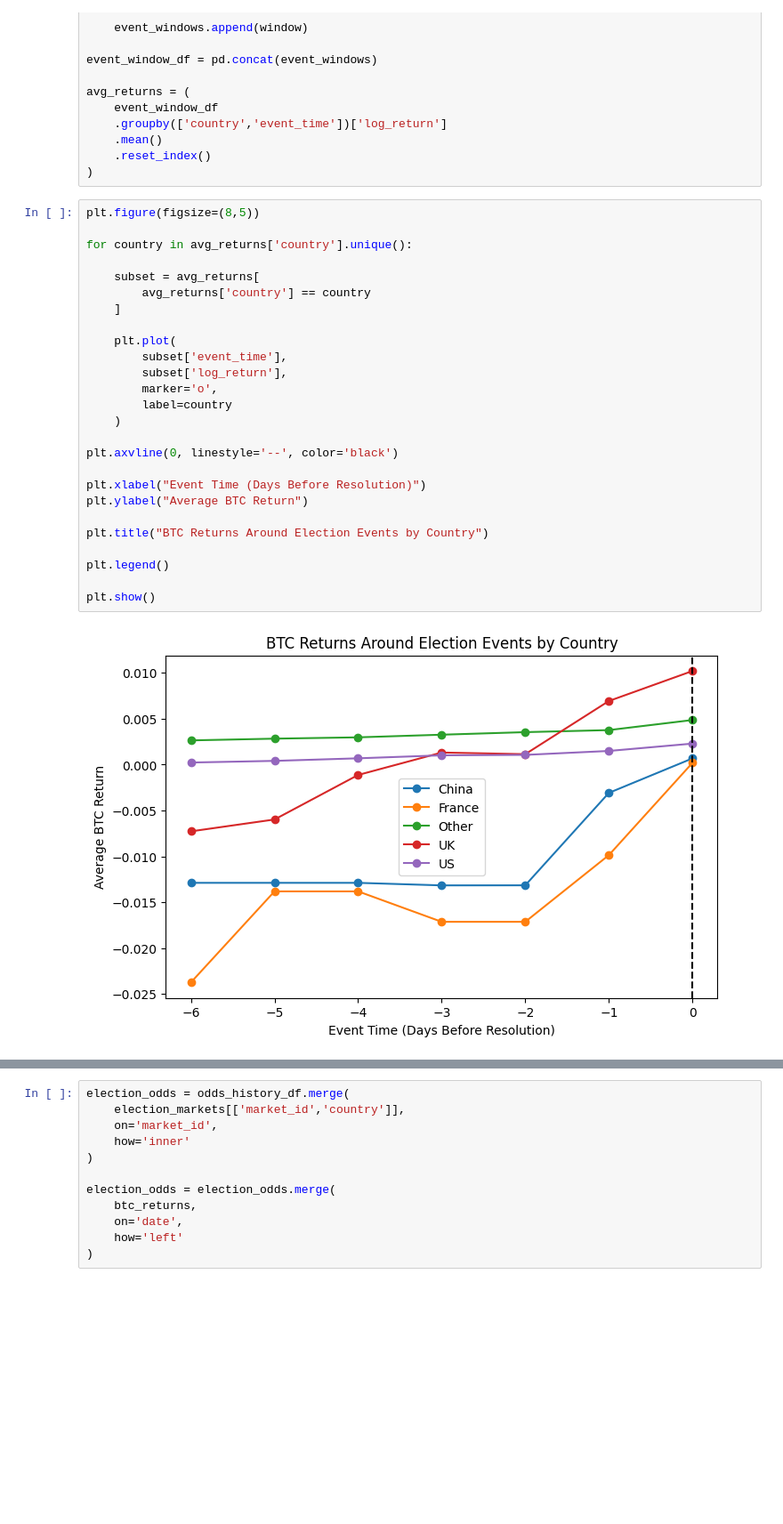
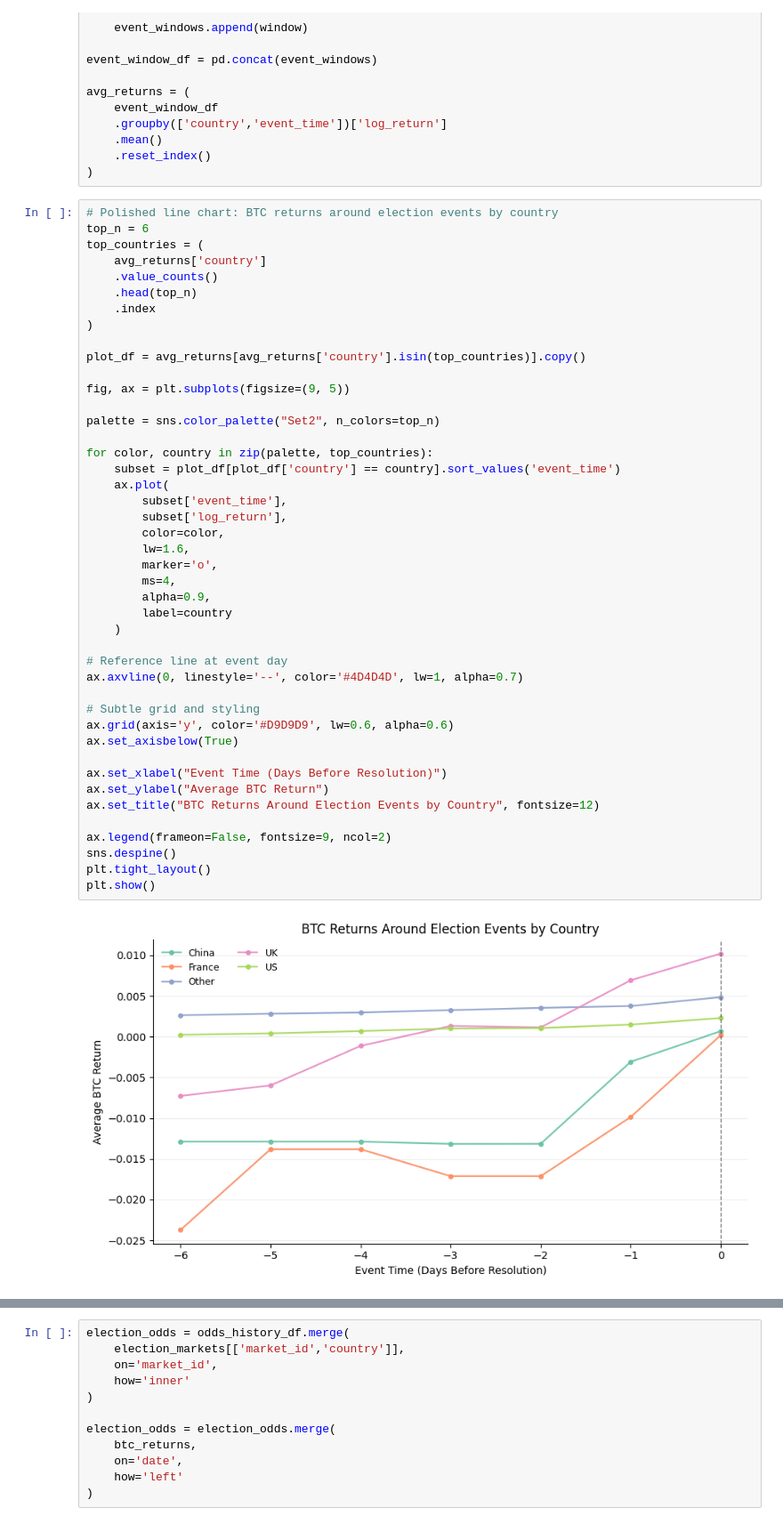
Before and after one commit to migathicharian/lse-bitcoin-analytics-capstone-template, a Jupyter notebook: eda/eda_classification_country.ipynb, the cells around one changed output, grey strips where cells are left out. Shown at 89% size. Drawn from its saved outputs; the diff is of its cells as text; blank space fills up the shorter version.

```diff
--- a/eda/eda_classification_country.ipynb
+++ b/eda/eda_classification_country.ipynb
@@ -479,30 +563,48 @@ avg_returns = (
     .reset_index()
 )
 # %%
-plt.figure(figsize=(8,5))
+# Polished line chart: BTC returns around election events by country
+top_n = 6
+top_countries = (
+    avg_returns['country']
+    .value_counts()
+    .head(top_n)
+    .index
+)
 
-for country in avg_returns['country'].unique():
+plot_df = avg_returns[avg_returns['country'].isin(top_countries)].copy()
 
-    subset = avg_returns[
-        avg_returns['country'] == country
-    ]
+fig, ax = plt.subplots(figsize=(9, 5))
 
-    plt.plot(
+palette = sns.color_palette("Set2", n_colors=top_n)
+
+for color, country in zip(palette, top_countries):
+    subset = plot_df[plot_df['country'] == country].sort_values('event_time')
+    ax.plot(
         subset['event_time'],
         subset['log_return'],
+        color=color,
+        lw=1.6,
         marker='o',
+        ms=4,
+        alpha=0.9,
         label=country
     )
 
-plt.axvline(0, linestyle='--', color='black')
+# Reference line at event day
+ax.axvline(0, linestyle='--', color='#4D4D4D', lw=1, alpha=0.7)
 
-plt.xlabel("Event Time (Days Before Resolution)")
-plt.ylabel("Average BTC Return")
+# Subtle grid and styling
+ax.grid(axis='y', color='#D9D9D9', lw=0.6, alpha=0.6)
+ax.set_axisbelow(True)
 
-plt.title("BTC Returns Around Election Events by Country")
+ax.set_xlabel("Event Time (Days Before Resolution)")
+ax.set_ylabel("Average BTC Return")
+ax.set_title("BTC Returns Around Election Events by Country", fontsize=12)
 
-plt.legend()
-
+ax.legend(frameon=False, fontsize=9, ncol=2)
+sns.despine()
+plt.tight_layout()
 plt.show()
 # %% [output]
-[figure, old version]
+[figure, new version]
```
Also changed, not shown: parts of 17 cells of this notebook.
